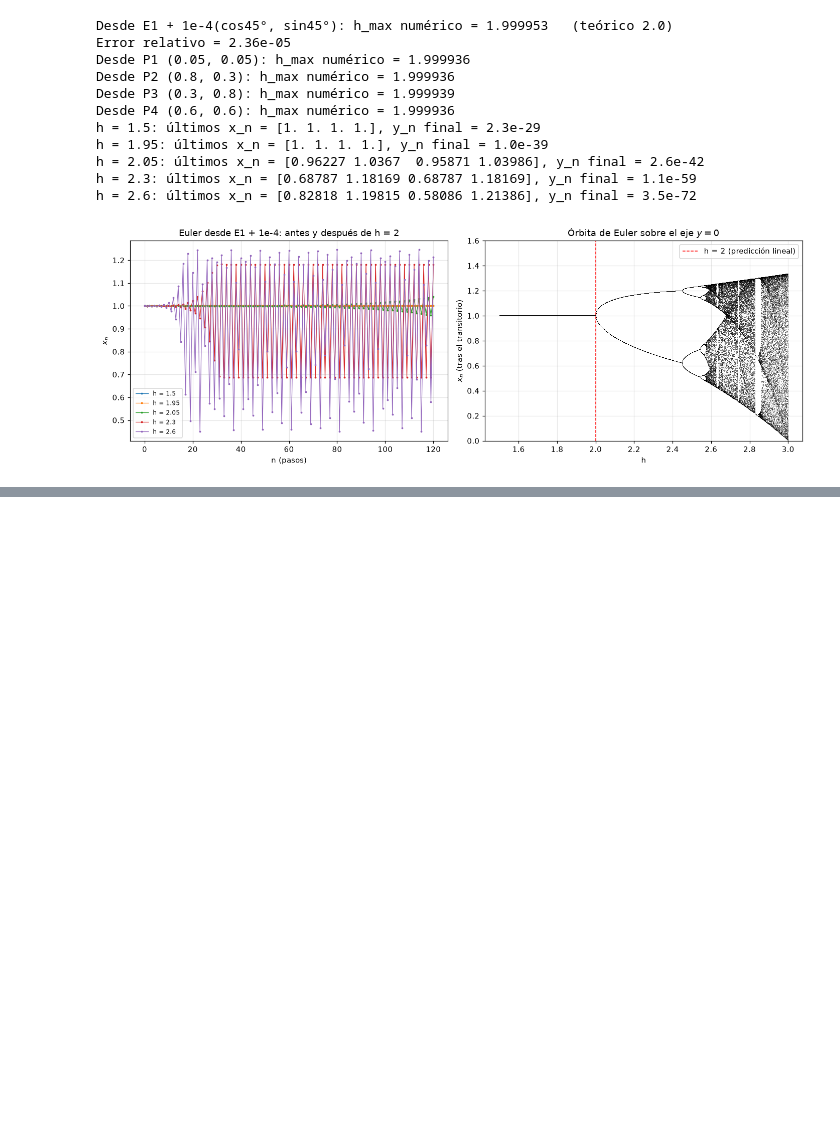
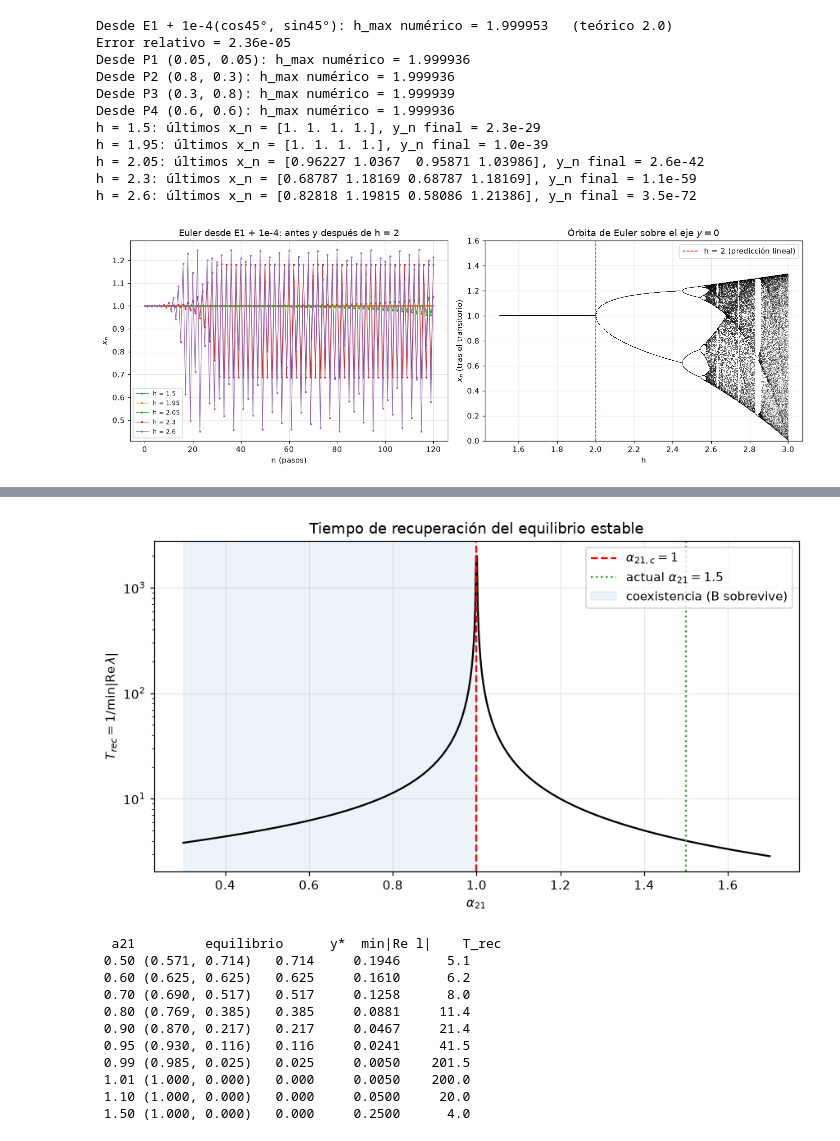
Before and after one commit to Branuvg/hdt6_modsim, a Jupyter notebook: hdt6.ipynb, the cells around one changed output, grey strips where cells are left out. Cells and saved outputs as stored; diff of their text form; code cells hidden in the pictures; blank space fills up the shorter version.

```diff
--- a/hdt6.ipynb
+++ b/hdt6.ipynb
@@ -599,0 +662,38 @@ h = 2.6: últimos x_n = [0.82818 1.19815 0.58086 1.21386], y_n final = 3.5e-72
+# %%
+# Task 2.5c — Tiempo de recuperación del equilibrio estable en función de a21
+def eq_estable(a21_):
+    """Equilibrio estable para a12 = 0.6: interior si a21 < 1, si no E1 = (1, 0)."""
+    xi, yi = interior(a12, a21_)
+    return (xi, yi) if (a21_ < 1 and yi > 0) else (1.0, 0.0)
+
+A = np.linspace(0.3, 1.7, 700)
+s_min = np.array([np.min(np.abs(np.linalg.eigvals(jac(*eq_estable(a), a21=a)).real)) for a in A])
+fig, ax = plt.subplots(figsize=(8, 4.6))
+ax.plot(A, 1 / s_min, color="k")
+ax.axvline(1, color="r", ls="--", label=r"$\alpha_{21,c} = 1$")
+ax.axvline(a21, color="tab:green", ls=":", label=r"actual $\alpha_{21} = 1.5$")
+ax.axvspan(0.3, 1, color="tab:blue", alpha=0.08, label="coexistencia (B sobrevive)")
+ax.set(yscale="log", xlabel=r"$\alpha_{21}$", ylabel=r"$T_{rec} = 1/\min|\mathrm{Re}\,\lambda|$",
+       title="Tiempo de recuperación del equilibrio estable")
+ax.legend()
+plt.tight_layout()
+plt.show()
+
+print(f"{'a21':>5} {'equilibrio':>18} {'y*':>7} {'min|Re l|':>10} {'T_rec':>8}")
+for a in [0.5, 0.6, 0.7, 0.8, 0.9, 0.95, 0.99, 1.01, 1.1, 1.5]:
+    ze = eq_estable(a)
+    s = np.min(np.abs(np.linalg.eigvals(jac(*ze, a21=a)).real))
+    print(f"{a:5.2f} ({ze[0]:.3f}, {ze[1]:.3f}) {ze[1]:7.3f} {s:10.4f} {1/s:8.1f}")
+# %% [output]
+[figure, added]
+  a21         equilibrio      y*  min|Re l|    T_rec
+ 0.50 (0.571, 0.714)   0.714     0.1946      5.1
+ 0.60 (0.625, 0.625)   0.625     0.1610      6.2
+ 0.70 (0.690, 0.517)   0.517     0.1258      8.0
+ 0.80 (0.769, 0.385)   0.385     0.0881     11.4
+ 0.90 (0.870, 0.217)   0.217     0.0467     21.4
+ 0.95 (0.930, 0.116)   0.116     0.0241     41.5
+ 0.99 (0.985, 0.025)   0.025     0.0050    201.5
+ 1.01 (1.000, 0.000)   0.000     0.0050    200.0
+ 1.10 (1.000, 0.000)   0.000     0.0500     20.0
+ 1.50 (1.000, 0.000)   0.000     0.2500      4.0
```
Also changed, not shown: parts of 2 cells of this notebook.
